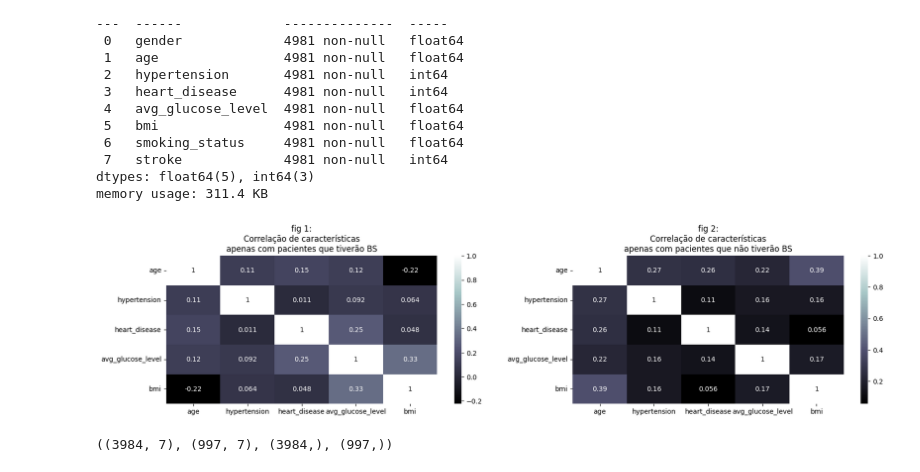
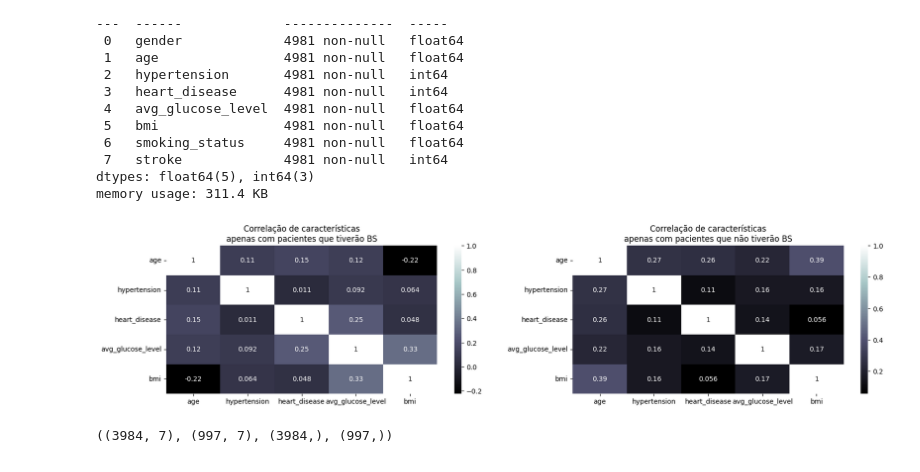
Before and after one commit to gabrielnunesmarques/MachineLearning, a Jupyter notebook: brainstroke.ipynb, the cells around one changed output. Saved outputs shown, nothing was run; the diff lists cells and outputs as text; code cells hidden in the pictures.

Commit message:
Update brainstroke.ipynb
Final Version

```diff
--- a/brainstroke.ipynb
+++ b/brainstroke.ipynb
@@ -95,20 +95,19 @@ memory usage: 311.4 KB
 # %%
 #buscando correlações
 plt.figure(figsize=(20,4))
 plt.subplot(121)
-plt.title="Among Brain Stroke patient"
 df_Y = df.loc[df['stroke']==1]
 Corr_1 = df_Y[['age','hypertension','heart_disease','avg_glucose_level','bmi']]
 ax_1 = sns.heatmap(Corr_1.corr(), annot=True, cmap="bone")
-ax_1.set(title='fig 1:\nCorrelação de características\napenas com pacientes que tiverão BS')
+ax_1.set(title='Correlação de características\napenas com pacientes que tiverão BS')
 plt.subplot(122)
 df_N = df.loc[df['stroke']==0]
 Corr_2 = df_N[['age','hypertension','heart_disease','avg_glucose_level','bmi']]
 ax_2 = sns.heatmap(Corr_2.corr(), annot=True, cmap="bone")
-ax_2.set(title='fig 2:\nCorrelação de características\napenas com pacientes que não tiverão BS')
+ax_2.set(title='Correlação de características\napenas com pacientes que não tiverão BS')
 plt.show()
 # %% [output]
-[figure, old version]
+[figure, new version]
 # %%
 # Definição dos imputs e do nosso objetivo
 from sklearn.model_selection import GridSearchCV,train_test_split
```
Also changed, not shown: parts of 7 cells of this notebook.
